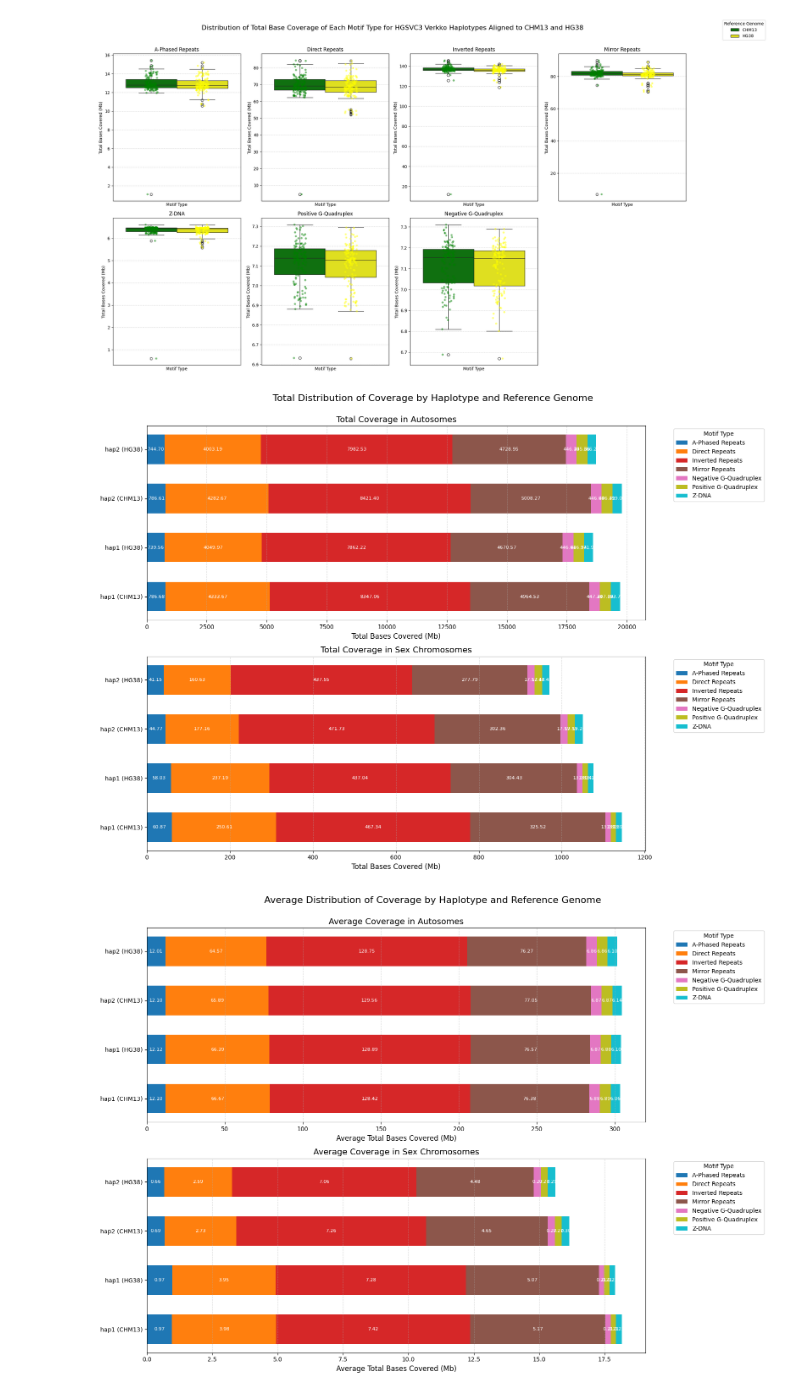
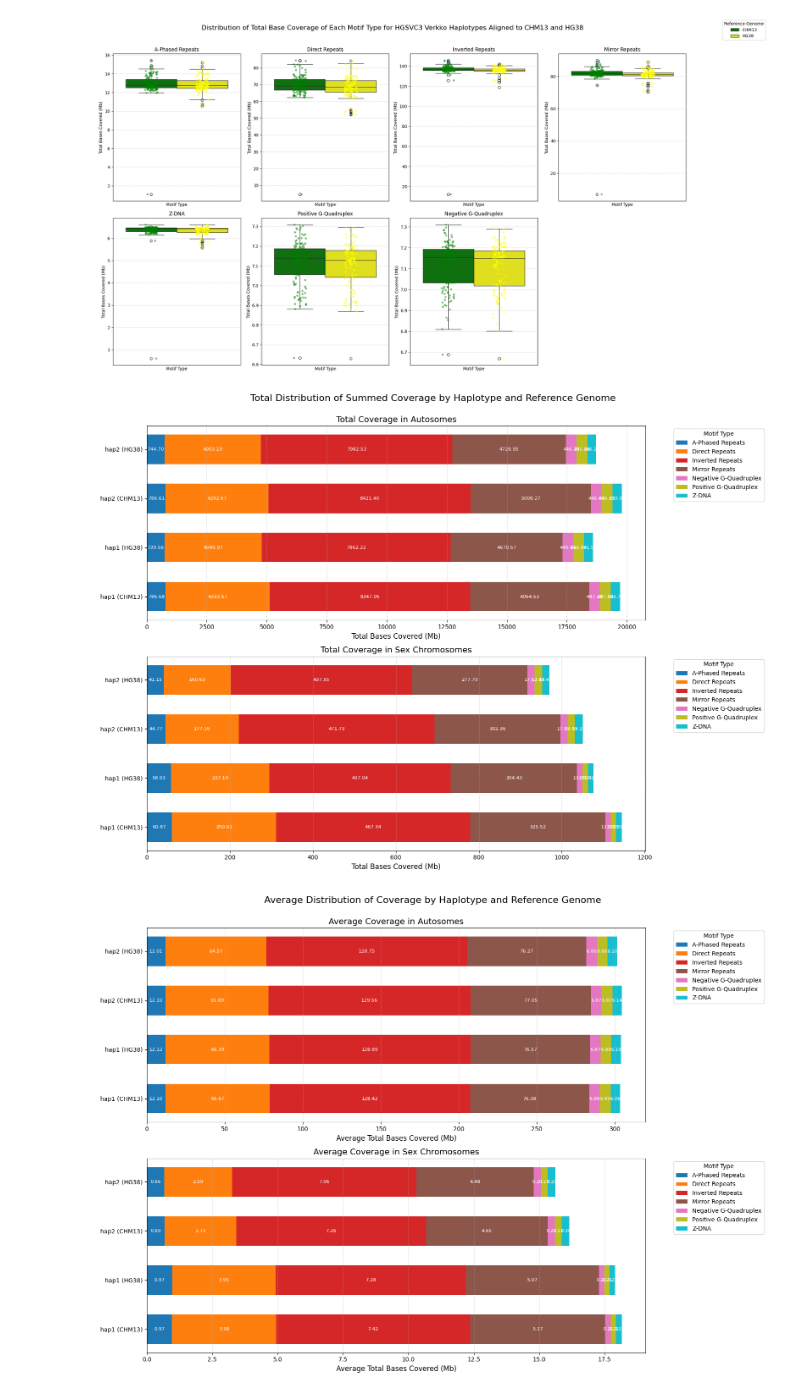
Before and after one commit to alexturcoo/PhasedHapAssembly-nonB, a Jupyter notebook: analysis_scripts/hgsvc_phased_haplotype_analysis_final.ipynb, the cells around one changed output. Drawn from its saved outputs; the diff is of its cells as text; code cells hidden in the pictures.

```diff
--- a/analysis_scripts/hgsvc_phased_haplotype_analysis_final.ipynb
+++ b/analysis_scripts/hgsvc_phased_haplotype_analysis_final.ipynb
@@ -804,35 +804,38 @@ def plot_stacked_bar(data, chromosome_type, ax):
         for i, (left, value) in enumerate(zip(left_values, values)):
             if value > 0:
                 ax.text(left + value / 2, i, f"{value:.2f}", va='center', ha='center', color='white', fontsize=8)
         left_values += values
 
     # Set y-axis labels
     y_labels = [f"{hap} ({ref})" for hap, ref in pivot_data.index]
     ax.set_yticks(bar_positions)
     ax.set_yticklabels(y_labels, fontsize=10)
     ax.set_xlabel('Total Bases Covered (Mb)', fontsize=12)
     ax.set_title(f'Total Coverage in {chromosome_type}', fontsize=14)
 
     # Add grid and legend
     ax.grid(axis='x', linestyle='--', alpha=0.5)
     ax.legend(title='Motif Type', bbox_to_anchor=(1.05, 1), loc='upper left', fontsize=10)
 
 # Create subplots
 fig, axes = plt.subplots(nrows=2, ncols=1, figsize=(16, 12), sharex=False)
 
 # Plot for Autosomes
 plot_stacked_bar(grouped_data, 'Autosomes', axes[0])
 
 # Plot for Sex Chromosomes
 plot_stacked_bar(grouped_data, 'Sex Chromosomes', axes[1])
 
 # Adjust layout and add overall title
 plt.tight_layout(rect=[0, 0.03, 1, 0.95])
-fig.suptitle('Total Distribution of Coverage by Haplotype and Reference Genome', fontsize=16)
+fig.suptitle('Total Distribution of Summed Coverage by Haplotype and Reference Genome', fontsize=16)
+
+plt.savefig('/home/alextu/projects/def-sushant/verkko_batch123_nonB_annotations_aligned_july2024/imgs/summed_haplotype_base_coverage.pdf', bbox_inches='tight')
+
 
 plt.show()
 # %% [output]
-[figure, old version]
+[figure, new version]
 # %%
 import pandas as pd
 import numpy as np
```
Also changed, not shown: 3 other files.
